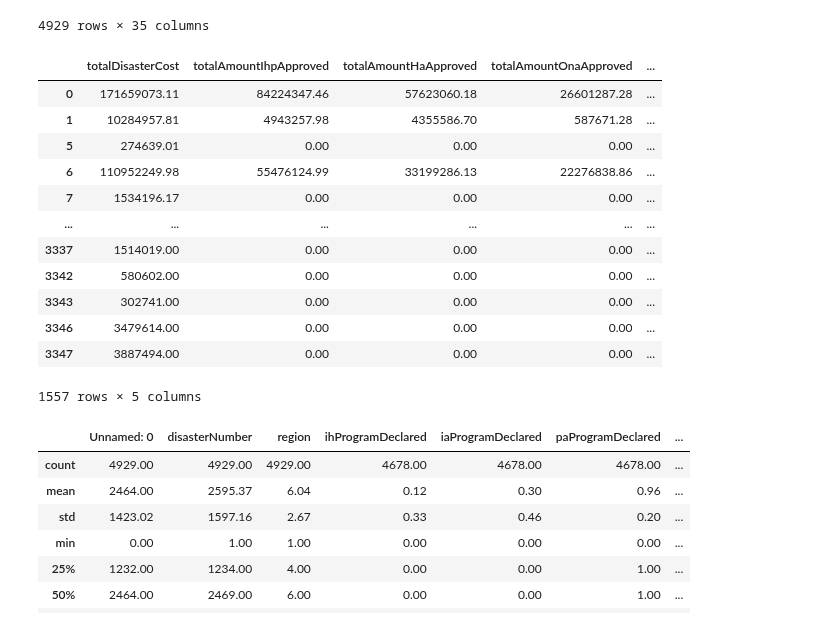
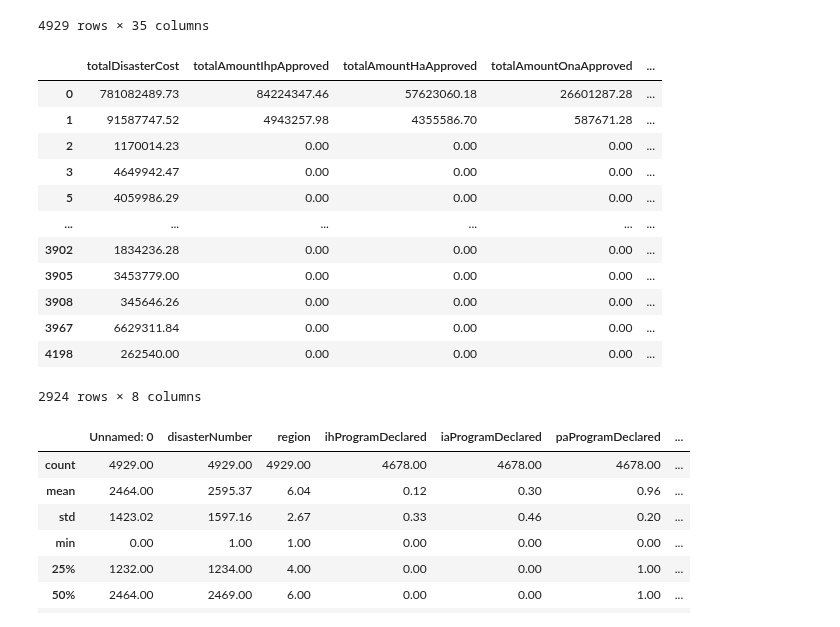
Before and after one commit to mdgarber/FEMADisasterCostForecasting, a Jupyter notebook: femadisastercostforecasting/notebooks/FEMA-EDA.ipynb, the cells around one changed output. Drawn from its saved outputs; the diff is of its cells as text; code cells hidden in the pictures.

```diff
--- a/femadisastercostforecasting/notebooks/FEMA-EDA.ipynb
+++ b/femadisastercostforecasting/notebooks/FEMA-EDA.ipynb
@@ -252,9 +213,11 @@ print('Fields "totalAmountIhpApproved" and "totalAmountHaApproved" have the stro
 From the correlation and heatmap we can see all cost/value amounts have a relatively high correlation with each other.
 Fields "totalAmountIhpApproved" and "totalAmountHaApproved" have the strongest correlation or all.
 # %%
-# calc and store the total cost of totalAmountIhpApproved', 'totalAmountHaApproved', 'totalAmountOnaApproved', 'totalObligatedAmountHmgp'
+# calc and store the total cost of totalAmountIhpApproved', 'totalAmountHaApproved', 'totalAmountOnaApproved', 'totalObligatedAmountPa', 'totalObligatedAmountCatAb', 'totalObligatedAmountCatC2g', 'totalObligatedAmountHmgp'
 femaDataCleanV2 = femaDataClean.copy()
-femaDataCleanV2['totalDisasterCost'] = femaDataCleanV2['totalAmountIhpApproved'] + femaDataCleanV2['totalAmountHaApproved'] + femaDataCleanV2['totalAmountOnaApproved'] + femaDataCleanV2['totalObligatedAmountHmgp']
+femaDataCleanV2['totalDisasterCost'] =(femaDataCleanV2['totalAmountIhpApproved'] + femaDataCleanV2['totalAmountHaApproved'] + femaDataCleanV2['totalAmountOnaApproved'] +
+    femaDataCleanV2['totalObligatedAmountPa'] + femaDataCleanV2['totalObligatedAmountCatAb'] + femaDataCleanV2['totalObligatedAmountCatC2g'] + femaDataCleanV2['totalObligatedAmountHmgp'])
+
 femaDataCleanV2
 # %% [output]
 |  | Unnamed: 0 | disasterNumber | declarationDate | disasterName | incidentBeginDate | incidentEndDate | ... |
@@ -272,21 +235,21 @@ femaDataCleanV2
 4929 rows × 35 columns
 # %%
 #check totalDisasterCost calculations, where the was non-zero values
-femaDataCleanV2[['totalDisasterCost', 'totalAmountIhpApproved', 'totalAmountHaApproved', 'totalAmountOnaApproved', 'totalObligatedAmountHmgp']][femaDataCleanV2['totalDisasterCost'] != 0]
+femaDataCleanV2[['totalDisasterCost', 'totalAmountIhpApproved', 'totalAmountHaApproved', 'totalAmountOnaApproved','totalObligatedAmountPa', 'totalObligatedAmountCatAb', 'totalObligatedAmountCatC2g', 'totalObligatedAmountHmgp']][femaDataCleanV2['totalDisasterCost'] != 0]
 # %% [output]
 |  | totalDisasterCost | totalAmountIhpApproved | totalAmountHaApproved | totalAmountOnaApproved | ... |
-| 0 | 171659073.11 | 84224347.46 | 57623060.18 | 26601287.28 | ... |
-| 1 | 10284957.81 | 4943257.98 | 4355586.70 | 587671.28 | ... |
-| 5 | 274639.01 | 0.00 | 0.00 | 0.00 | ... |
-| 6 | 110952249.98 | 55476124.99 | 33199286.13 | 22276838.86 | ... |
-| 7 | 1534196.17 | 0.00 | 0.00 | 0.00 | ... |
+| 0 | 781082489.73 | 84224347.46 | 57623060.18 | 26601287.28 | ... |
+| 1 | 91587747.52 | 4943257.98 | 4355586.70 | 587671.28 | ... |
+| 2 | 1170014.23 | 0.00 | 0.00 | 0.00 | ... |
+| 3 | 4649942.47 | 0.00 | 0.00 | 0.00 | ... |
+| 5 | 4059986.29 | 0.00 | 0.00 | 0.00 | ... |
 | ... | ... | ... | ... | ... | ... |
-| 3337 | 1514019.00 | 0.00 | 0.00 | 0.00 | ... |
-| 3342 | 580602.00 | 0.00 | 0.00 | 0.00 | ... |
-| 3343 | 302741.00 | 0.00 | 0.00 | 0.00 | ... |
-| 3346 | 3479614.00 | 0.00 | 0.00 | 0.00 | ... |
-| 3347 | 3887494.00 | 0.00 | 0.00 | 0.00 | ... |
+| 3902 | 1834236.28 | 0.00 | 0.00 | 0.00 | ... |
+| 3905 | 3453779.00 | 0.00 | 0.00 | 0.00 | ... |
+| 3908 | 345646.26 | 0.00 | 0.00 | 0.00 | ... |
+| 3967 | 6629311.84 | 0.00 | 0.00 | 0.00 | ... |
+| 4198 | 262540.00 | 0.00 | 0.00 | 0.00 | ... |
-1557 rows × 5 columns
+2924 rows × 8 columns
 # %%
 #describe DF
 femaDataCleanV2.describe()
```
Also changed, not shown: parts of 10 cells of this notebook, 1 other file.
